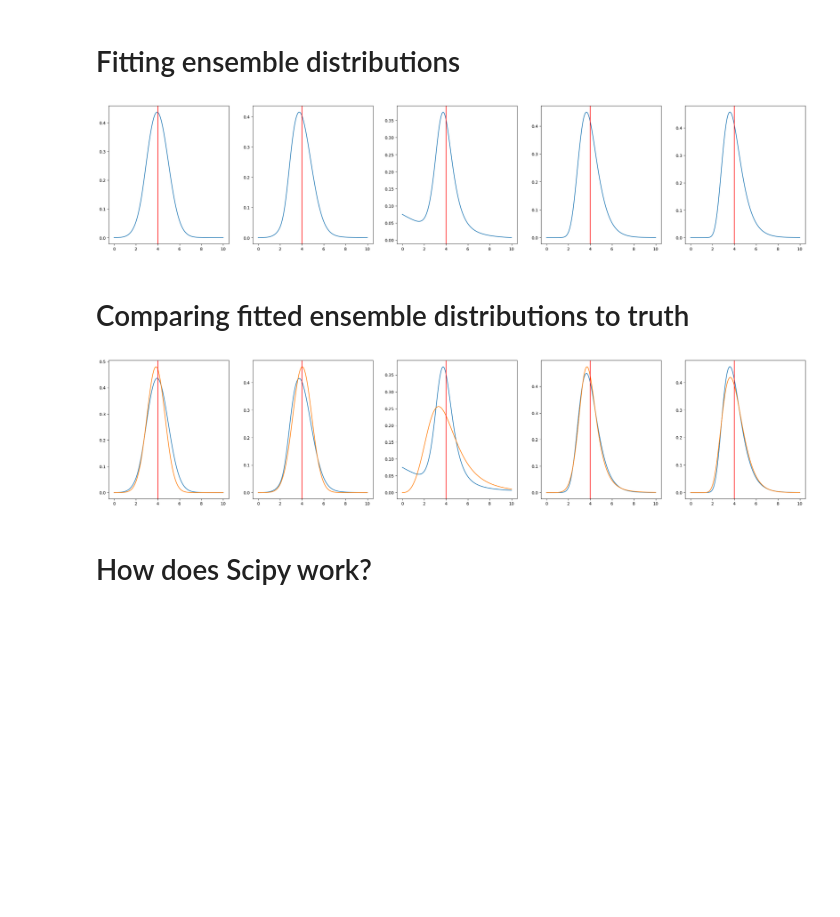
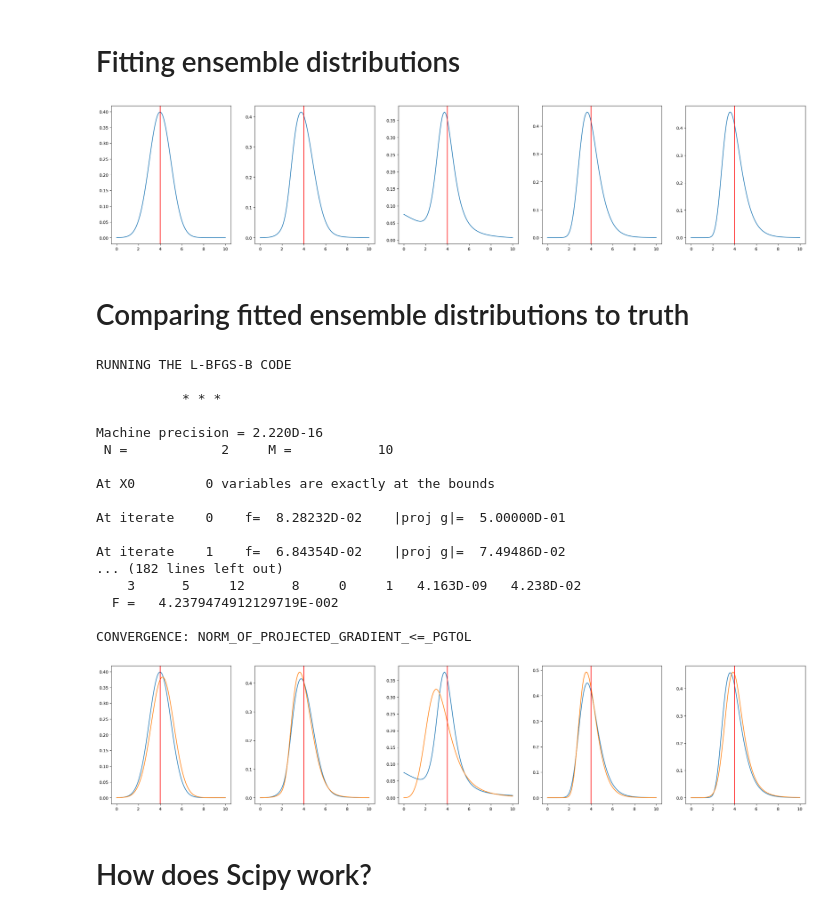
Before and after one commit to ihmeuw-msca/distrem, a Jupyter notebook: plots.ipynb, the cells around one changed output. Drawn from its saved outputs; the diff is of its cells as text; code cells hidden in the pictures; blank space fills up the shorter version.

```diff
--- a/plots.ipynb
+++ b/plots.ipynb
@@ -51,39 +48,55 @@ distributions = [["normal", "gumbel"],
                  ["invgamma", "lognormal", "fisk"],
                  ["invgamma", "lognormal", "fisk"]]
 
-weights = [[0.99, 0.1], [0.6, 0.4], [0.3, 0.7], [0.3, 0.5, 0.2], [0.9, 0.05, 0.05]]
+weights = [[0.99, 0.01], [0.6, 0.4], [0.3, 0.7], [0.3, 0.5, 0.2], [0.9, 0.05, 0.05]]
 
 plot_ensembles(distributions, weights, MEAN, VARIANCE, support, (30, 6))
 # %% [output]
-[figure, old version]
+[figure, new version]
 # %% [markdown]
 # Comparing fitted ensemble distributions to truth
 # %%
-# fig, ax = plt.subplots(1, 5, figsize=(30, 6))
 support = np.linspace(0, 10, 100)
 
 def ensemble_comparison(distributions, weights, objective, mean, variance, support, figsize):
   fig, ax = plt.subplots(1, len(distributions), figsize=figsize)
   for i in range(len(distributions)):
     mod = EnsembleModel(distributions[i], weights[i], mean, variance)
     mod_draws = mod.rvs(size=len(support))
     fit = EnsembleFitter(distributions[i], objective).fit(mod_draws)
     pdf = mod.pdf(support)
     ax[i].plot(support, pdf)
     ax[i].plot(support, fit.ensemble_model.pdf(support))
     ax[i].axvline(mean, color="red")
 
 distributions = [["normal", "gumbel"],
                  ["normal", "gumbel"],
                  ["exponential", "fisk"],
                  ["invgamma", "lognormal", "fisk"],
                  ["invgamma", "lognormal", "fisk"]]
 
-weights = [[0.99, 0.1], [0.6, 0.4], [0.3, 0.7], [0.3, 0.5, 0.2], [0.9, 0.05, 0.05]]
+weights = [[0.99, 0.01], [0.6, 0.4], [0.3, 0.7], [0.3, 0.5, 0.2], [0.9, 0.05, 0.05]]
 
-ensemble_comparison(distributions, weights, "L1", MEAN, VARIANCE, support, (30, 6))
+ensemble_comparison(distributions, weights, "L2", MEAN, VARIANCE, support, (30, 6))
 # %% [output]
+RUNNING THE L-BFGS-B CODE
+
+           * * *
+
+Machine precision = 2.220D-16
+ N =            2     M =           10
+
+At X0         0 variables are exactly at the bounds
+
+At iterate    0    f=  8.28232D-02    |proj g|=  5.00000D-01
+
+At iterate    1    f=  6.84354D-02    |proj g|=  7.49486D-02
+... (182 lines left out)
+    3      5     12      8     0     1   4.163D-09   4.238D-02
+  F =   4.2379474912129719E-002
+
+CONVERGENCE: NORM_OF_PROJECTED_GRADIENT_<=_PGTOL
-[figure, old version]
+[figure, new version]
 # %% [markdown]
 # How does Scipy work?
 # %%
```
Also changed, not shown: parts of 1 cell of this notebook, 3 other files.
